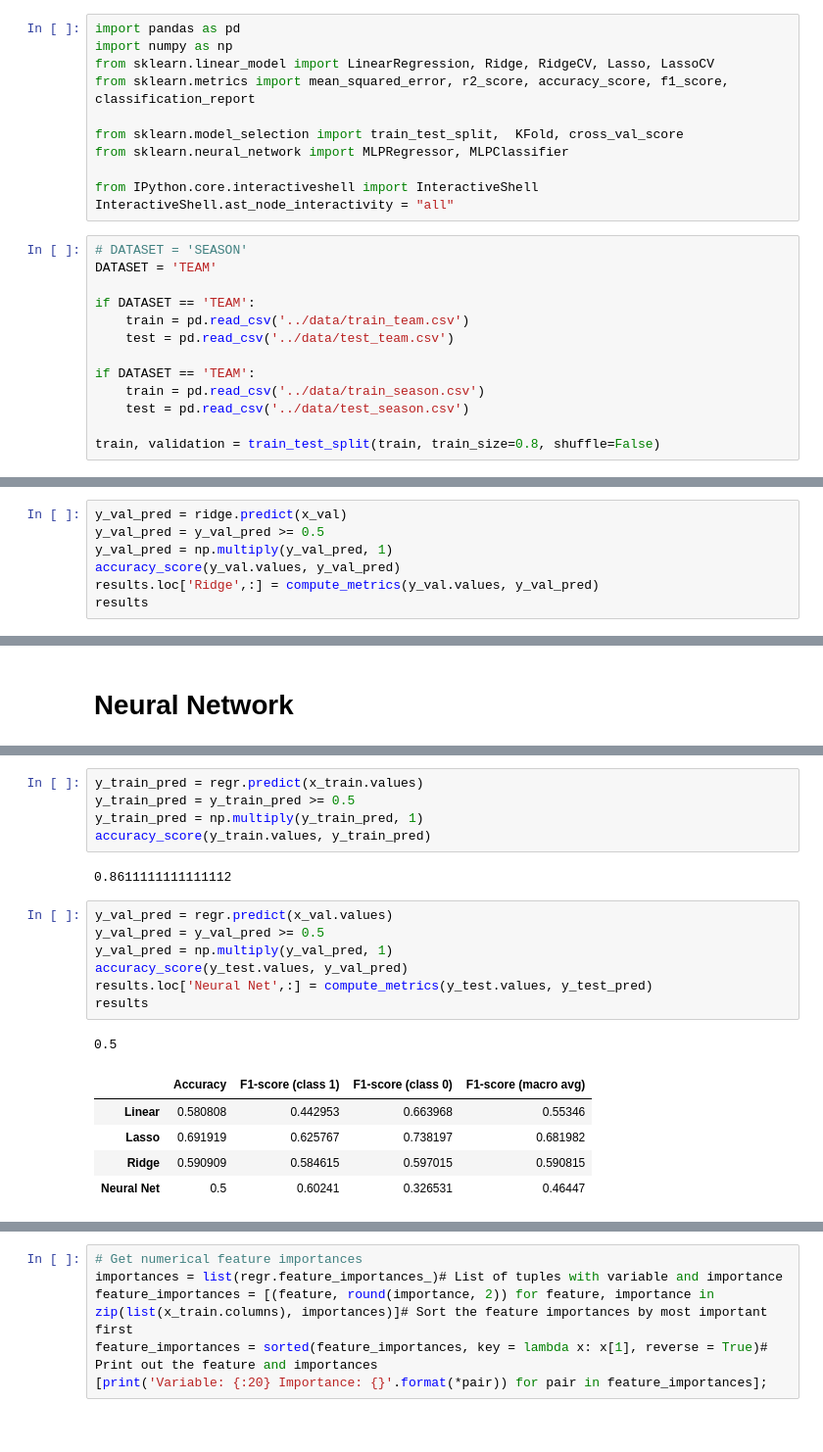
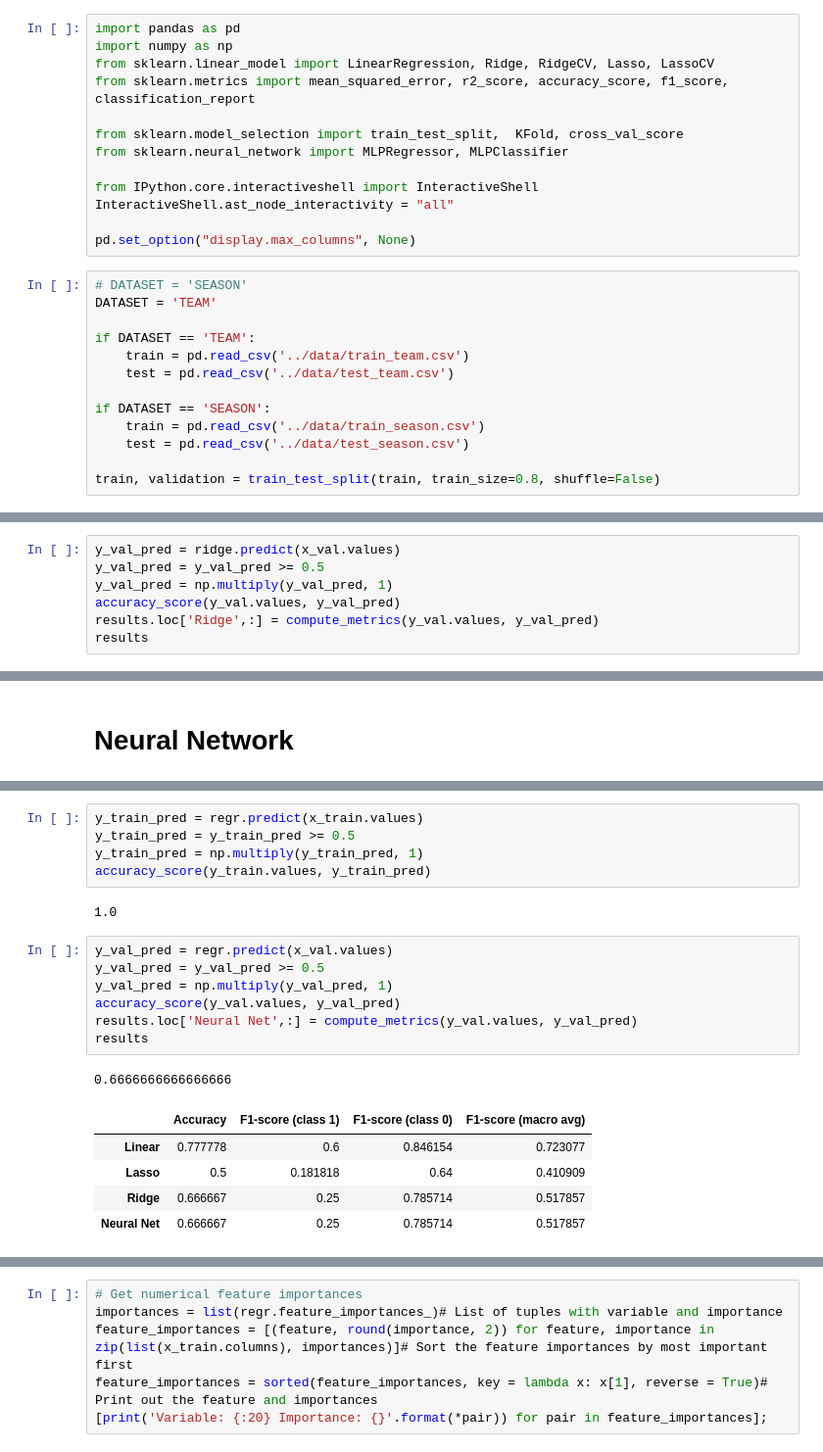
Before and after one commit to mitirmizi/koby-bryant-shot-selection, a Jupyter notebook: src/4-linear-models.ipynb, the cells around one changed output, grey strips where cells are left out. Shown at 98% size. Cells and saved outputs as stored; diff of their text form.

```diff
--- a/src/4-linear-models.ipynb
+++ b/src/4-linear-models.ipynb
@@ -9,6 +9,8 @@ from sklearn.neural_network import MLPRegressor, MLPClassifier
 
 from IPython.core.interactiveshell import InteractiveShell
 InteractiveShell.ast_node_interactivity = "all"
+
+pd.set_option("display.max_columns", None)
 # %%
 # DATASET = 'SEASON'
 DATASET = 'TEAM'
@@ -17,7 +19,7 @@ if DATASET == 'TEAM':
     train = pd.read_csv('../data/train_team.csv')
     test = pd.read_csv('../data/test_team.csv')
 
-if DATASET == 'TEAM':
+if DATASET == 'SEASON':
     train = pd.read_csv('../data/train_season.csv')
     test = pd.read_csv('../data/test_season.csv')
 
@@ -223,5 +232,5 @@ Ridge(alpha=5)
 # %%
-y_val_pred = ridge.predict(x_val)
+y_val_pred = ridge.predict(x_val.values)
 y_val_pred = y_val_pred >= 0.5
 y_val_pred = np.multiply(y_val_pred, 1)
 accuracy_score(y_val.values, y_val_pred)
@@ -250,21 +259,21 @@ y_train_pred = y_train_pred >= 0.5
 y_train_pred = np.multiply(y_train_pred, 1)
 accuracy_score(y_train.values, y_train_pred)
 # %% [output]
-0.8611111111111112
+1.0
 # %%
 y_val_pred = regr.predict(x_val.values)
 y_val_pred = y_val_pred >= 0.5
 y_val_pred = np.multiply(y_val_pred, 1)
-accuracy_score(y_test.values, y_val_pred)
-results.loc['Neural Net',:] = compute_metrics(y_test.values, y_test_pred)
+accuracy_score(y_val.values, y_val_pred)
+results.loc['Neural Net',:] = compute_metrics(y_val.values, y_val_pred)
 results
 # %% [output]
-0.5
+0.6666666666666666
 |  | Accuracy | F1-score (class 1) | F1-score (class 0) | F1-score (macro avg) |
-| Linear | 0.580808 | 0.442953 | 0.663968 | 0.55346 |
-| Lasso | 0.691919 | 0.625767 | 0.738197 | 0.681982 |
-| Ridge | 0.590909 | 0.584615 | 0.597015 | 0.590815 |
-| Neural Net | 0.5 | 0.60241 | 0.326531 | 0.46447 |
+| Linear | 0.777778 | 0.6 | 0.846154 | 0.723077 |
+| Lasso | 0.5 | 0.181818 | 0.64 | 0.410909 |
+| Ridge | 0.666667 | 0.25 | 0.785714 | 0.517857 |
+| Neural Net | 0.666667 | 0.25 | 0.785714 | 0.517857 |
 # %%
 # confusion(y_test.values.flatten(), y_test_pred)
 confusion(y_test_pred, y_test.values.flatten())
```
Also changed, not shown: parts of 14 cells of this notebook, 2 other files.
